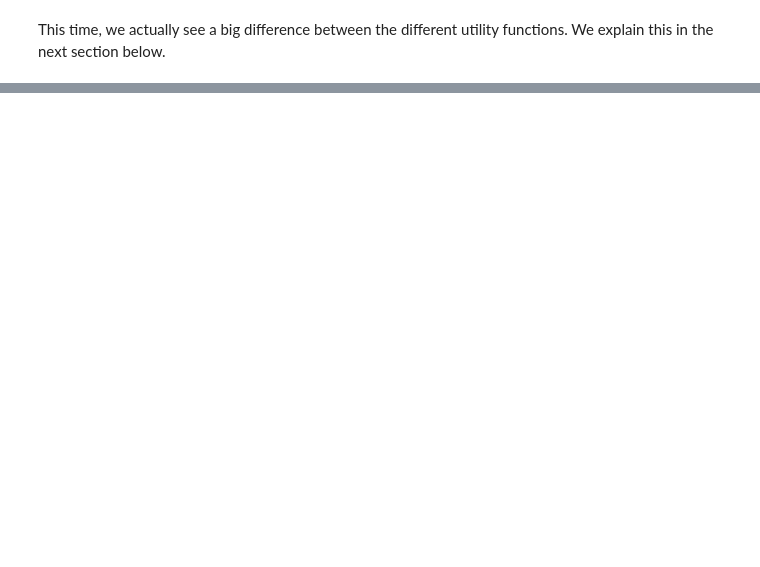
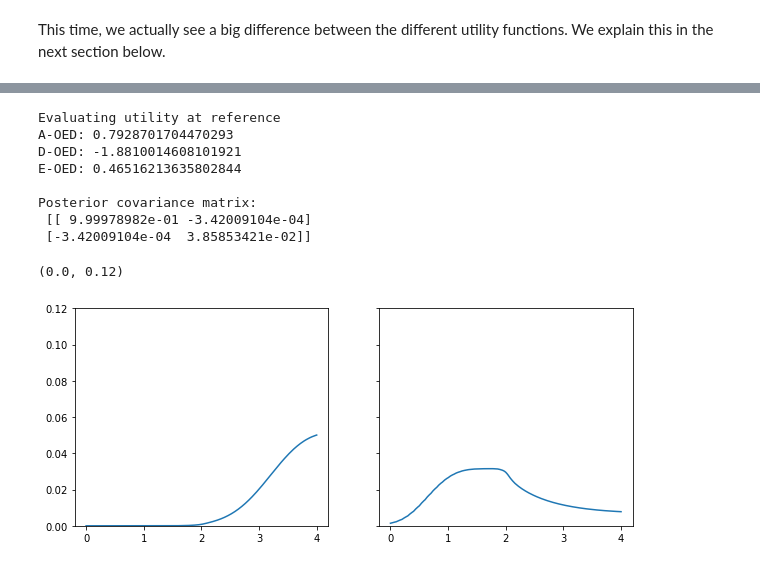
Before and after one commit to leyffer/m2dtIceSheet, a Jupyter notebook: notebooks/5_transientPDE.ipynb, the cells around one changed output, grey strips where cells are left out. Saved outputs shown, nothing was run; the diff lists cells and outputs as text; code cells hidden in the pictures; blank space fills up the shorter version.

```diff
--- a/notebooks/5_transientPDE.ipynb
+++ b/notebooks/5_transientPDE.ipynb
@@ -385,0 +592,69 @@ print("Runtime of this notebook: {} min".format(runtime_notebook / 60))
+# %%
+speed_test2 = 0.069 # choose value between 0 and max(vec_speed) \approx 0.27768018
+radius_test = 0.18 # choose value between radius_min \approx 0.1767766952966369 and radius_max \approx 0.275
+alpha_test2 = np.array([radius_test, speed_test2])
+
+# compute flight for alpha
+flight = drone.plan_flight(alpha=alpha_test2)
+
+# measure data
+data12 = drone.measure(flight=flight, state=state1)
+data22 = drone.measure(flight=flight, state=state2)
+
+if bool_film_a_movie:
+    film_a_movie.film_the_state(state=state1,
+                            filename="plots/transientPDE_flight2_1",
+                            flight = flight,
+                            runtime=3,
+                            dt_disp=0.1)
+
+    film_a_movie.film_the_data(data=data12,
+                               filename="plots/transientData_flight2_1",
+                               grid_t = flight.grid_t,
+                               runtime=3,
+                               dt_disp=0.1)
+
+    film_a_movie.film_the_state(state=state2,
+                                filename="plots/transientPDE_flight2_2",
+                                flight = flight,
+                                runtime=3,
+                                dt_disp=0.1)
+
+    film_a_movie.film_the_data(data=data22,
+                               filename="plots/transientData_flight2_2",
+                               grid_t = flight.grid_t,
+                               runtime=3,
+                               dt_disp=0.1)
+
+# compute posterior
+posterior3 = inversion.compute_posterior(alpha=alpha_test2)
+
+util_ref3 = np.zeros(4)
+print("Evaluating utility at reference")
+util_ref3[0] = utility.eval_utility(posterior3, mode="A")
+util_ref3[1] = utility.eval_utility(posterior3, mode="D-log")
+util_ref3[2] = utility.eval_utility(posterior3, mode="D-inverse")
+util_ref3[3] = utility.eval_utility(posterior3, mode="E")
+
+print("A-OED:", util_ref3[0])
+print("D-OED:", util_ref3[1])
+print("E-OED:", util_ref3[3])
+
+print("\nPosterior covariance matrix: \n", posterior.compute_covariance())
+
+fig, axs = plt.subplots(1,2, figsize=(10, 4), sharey = True)
+axs[0].plot(flight.grid_t, data12)
+axs[1].plot(flight.grid_t, data22)
+
+axs[0].set_ylim((0, 0.12))
+# %% [output]
+Evaluating utility at reference
+A-OED: 0.7928701704470293
+D-OED: -1.8810014608101921
+E-OED: 0.46516213635802844
+
+Posterior covariance matrix:
+ [[ 9.99978982e-01 -3.42009104e-04]
+ [-3.42009104e-04  3.85853421e-02]]
+(0.0, 0.12)
+[figure, added]
```
Also changed, not shown: parts of 35 cells of this notebook, 6 other files.
